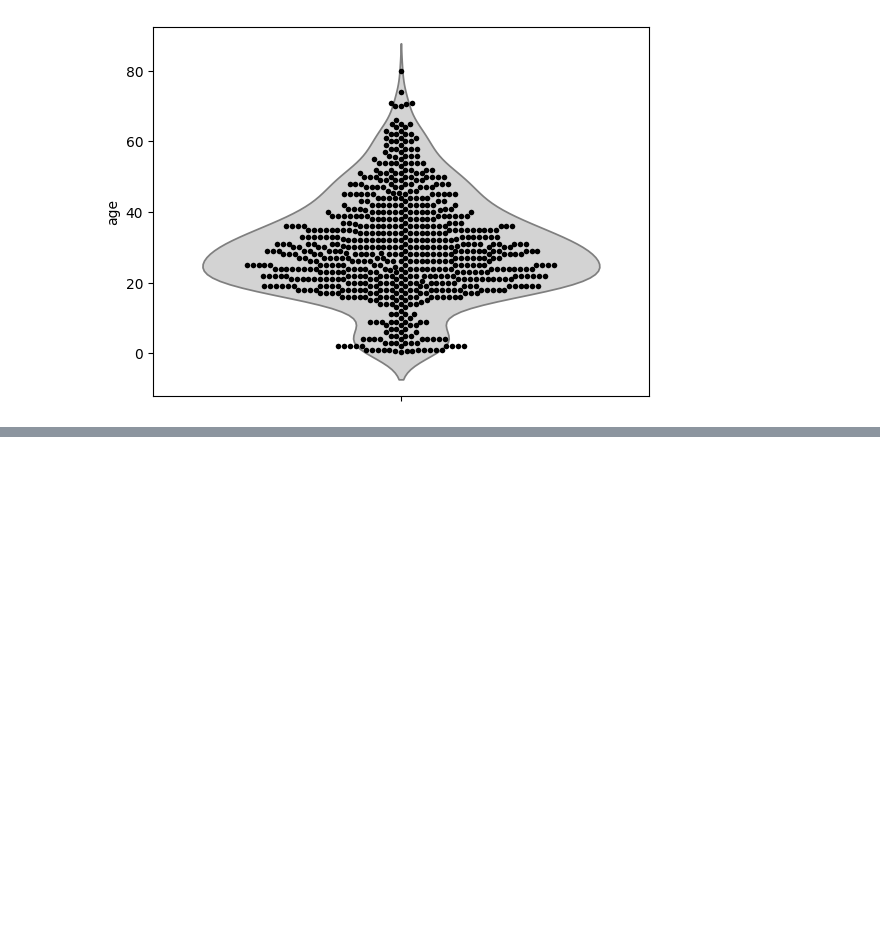
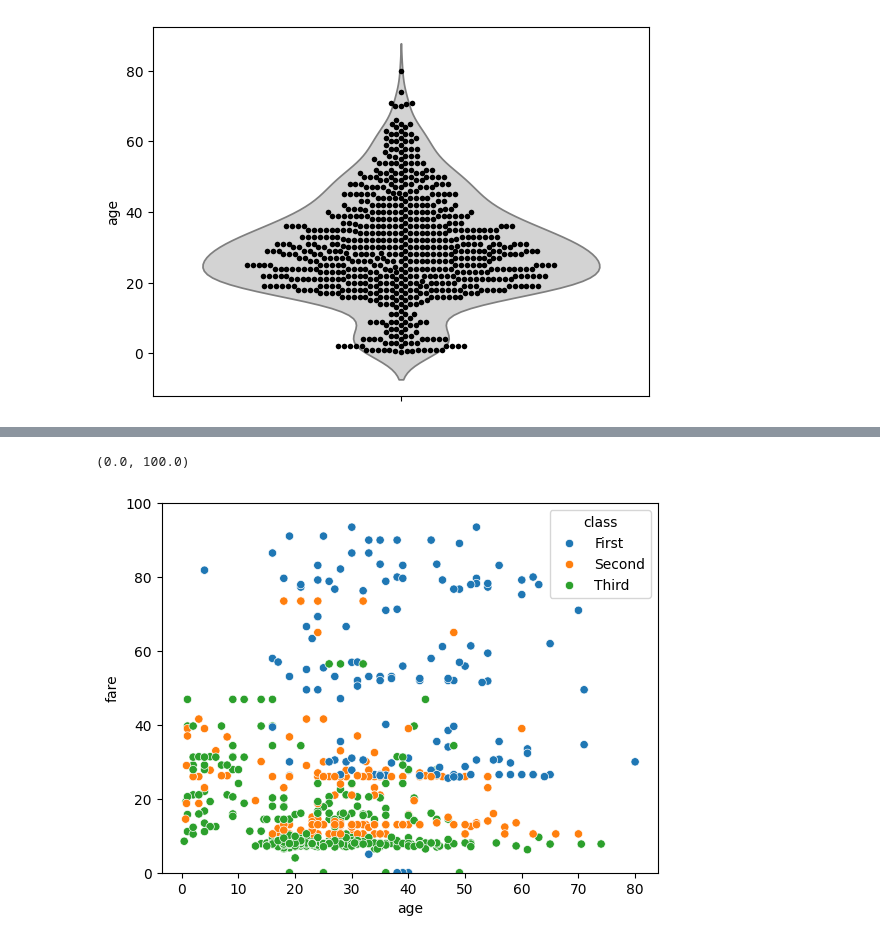
Before and after one commit to certidevs/curso-2025-07-visualizacion, a Jupyter notebook: clase2_seaborn.ipynb, the cells around one changed output, grey strips where cells are left out. Drawn from its saved outputs; the diff is of its cells as text; code cells hidden in the pictures; blank space fills up the shorter version.

```diff
--- a/clase2_seaborn.ipynb
+++ b/clase2_seaborn.ipynb
@@ -182,0 +194,6 @@ sns.swarmplot(df, y='age', size=4, color='black')
+# %%
+sns.scatterplot(df, x='age', y = 'fare', hue='class')
+plt.ylim(0, 100)
+# %% [output]
+(0.0, 100.0)
+[figure, added]
```
Also changed, not shown: parts of 30 cells of this notebook, 1 other file.
